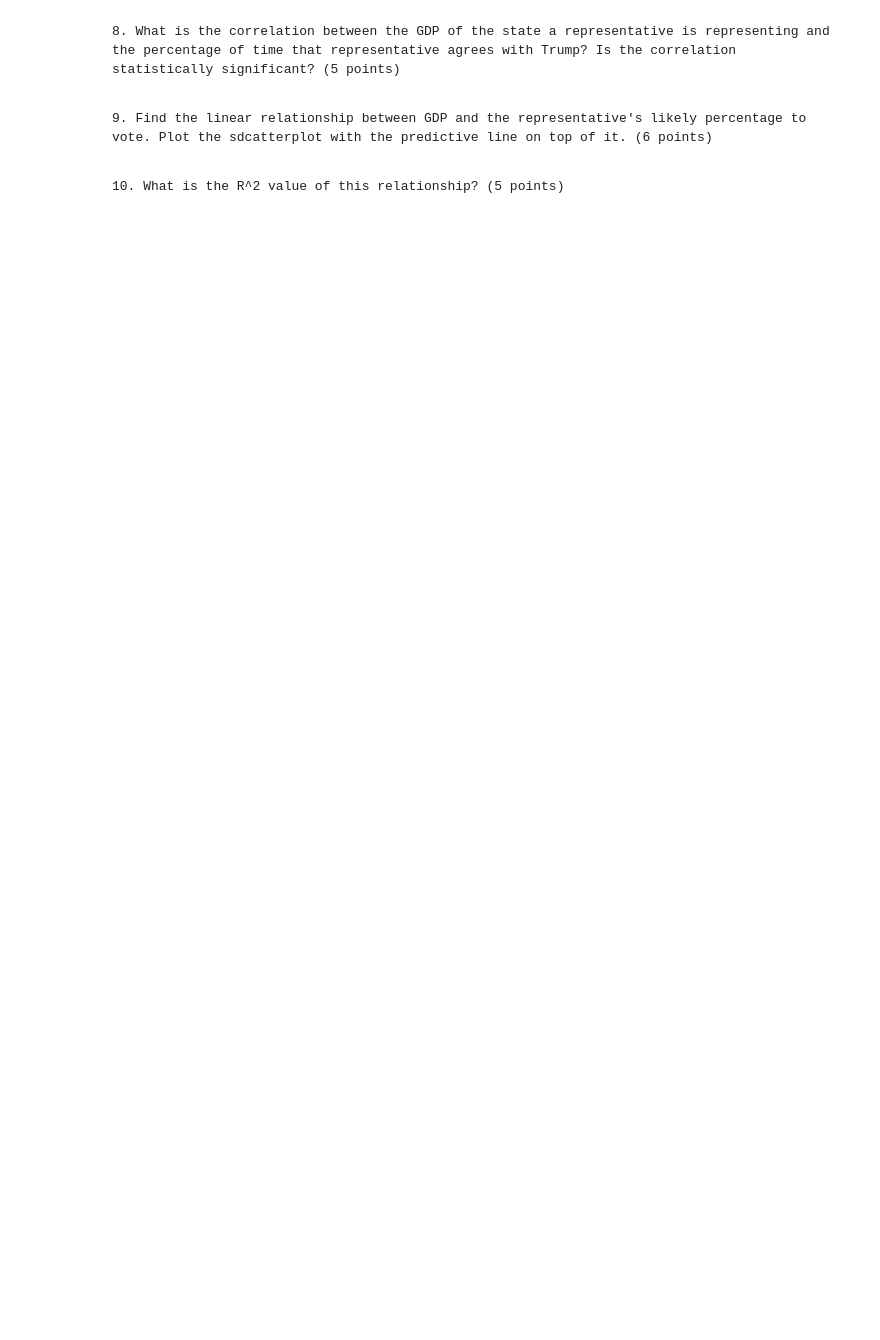
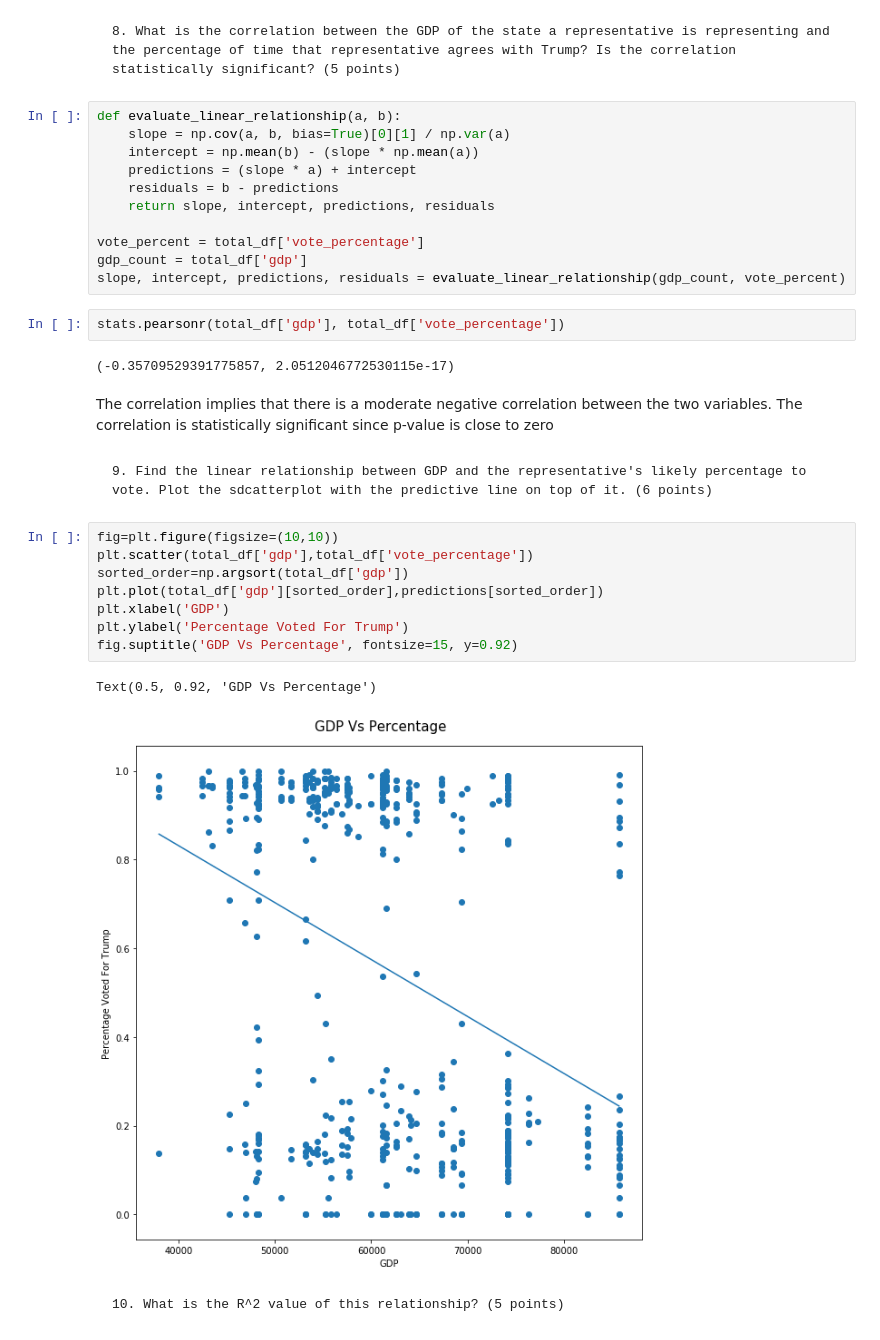
Before and after one commit to ahsan-fayyaz/Probability-Statistics-CSC217, a Jupyter notebook: final_exam/Final_Exam.ipynb, the cells around one changed output. Saved outputs shown, nothing was run; the diff lists cells and outputs as text; blank space fills up the shorter version.

```diff
--- a/final_exam/Final_Exam.ipynb
+++ b/final_exam/Final_Exam.ipynb
@@ -45,6 +123,34 @@ total_df.head()
 # %% [markdown]
     8. What is the correlation between the GDP of the state a representative is representing and the percentage of time that representative agrees with Trump? Is the correlation statistically significant? (5 points)
+# %%
+def evaluate_linear_relationship(a, b):
+    slope = np.cov(a, b, bias=True)[0][1] / np.var(a)
+    intercept = np.mean(b) - (slope * np.mean(a))
+    predictions = (slope * a) + intercept
+    residuals = b - predictions
+    return slope, intercept, predictions, residuals
+
+vote_percent = total_df['vote_percentage']
+gdp_count = total_df['gdp']
+slope, intercept, predictions, residuals = evaluate_linear_relationship(gdp_count, vote_percent)
+# %%
+stats.pearsonr(total_df['gdp'], total_df['vote_percentage'])
+# %% [output]
+(-0.35709529391775857, 2.0512046772530115e-17)
+# %% [markdown]
+The correlation implies that there is a moderate negative correlation between the two variables. The correlation is statistically significant since p-value is close to zero
 # %% [markdown]
     9. Find the linear relationship between GDP and the representative's likely percentage to vote. Plot the sdcatterplot with the predictive line on top of it. (6 points)
+# %%
+fig=plt.figure(figsize=(10,10))
+plt.scatter(total_df['gdp'],total_df['vote_percentage'])
+sorted_order=np.argsort(total_df['gdp'])
+plt.plot(total_df['gdp'][sorted_order],predictions[sorted_order])
+plt.xlabel('GDP')
+plt.ylabel('Percentage Voted For Trump')
+fig.suptitle('GDP Vs Percentage', fontsize=15, y=0.92)
+# %% [output]
+Text(0.5, 0.92, 'GDP Vs Percentage')
+[figure, added]
 # %% [markdown]
     10. What is the R^2 value of this relationship? (5 points)
```
Also changed, not shown: parts of 24 cells of this notebook, 1 other file.
